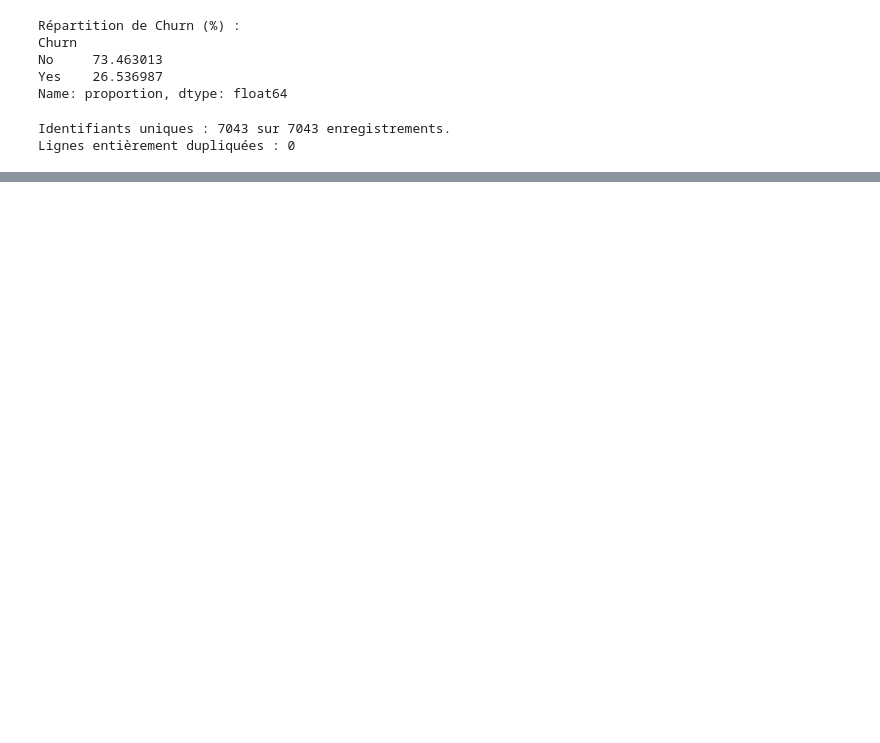
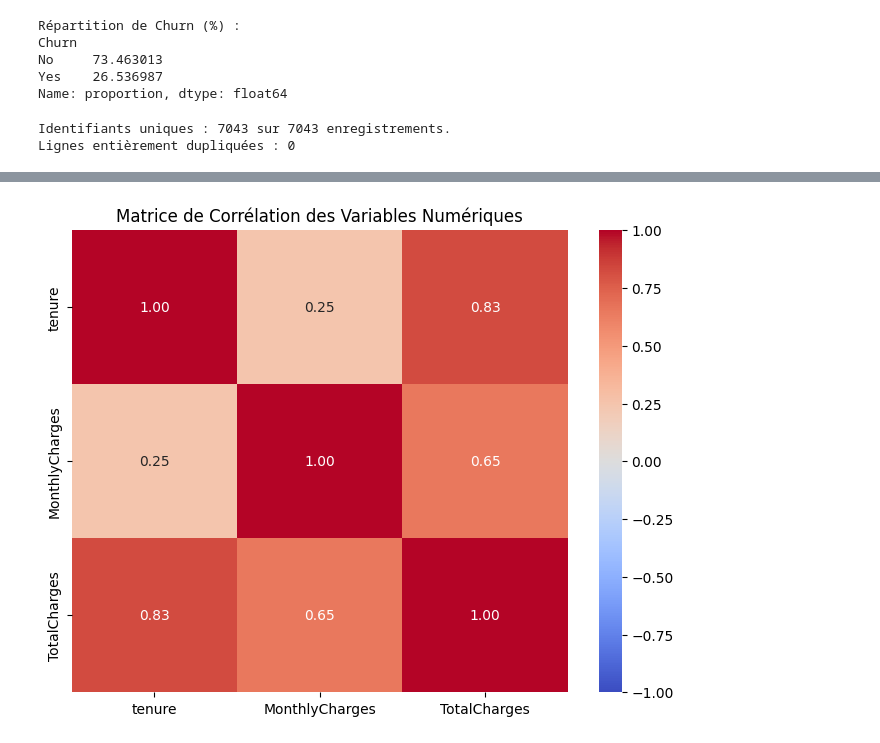
Before and after one commit to sebaarayacastro1/projet-mlops, a Jupyter notebook: notebooks/01_eda_and_cleaning.ipynb, the cells around one changed output, grey strips where cells are left out. Cells and saved outputs as stored; diff of their text form; code cells hidden in the pictures; blank space fills up the shorter version.

```diff
--- a/notebooks/01_eda_and_cleaning.ipynb
+++ b/notebooks/01_eda_and_cleaning.ipynb
@@ -73,0 +217,18 @@ Lignes entièrement dupliquées : 0
+# %%
+# Ignorer les avertissements pour garder le notebook propre
+warnings.filterwarnings('ignore')
+
+# Créer un sous-dataframe uniquement avec les variables numériques
+num_vars = df[['tenure', 'MonthlyCharges']].copy()
+num_vars['TotalCharges'] = pd.to_numeric(df['TotalCharges'], errors='coerce')
+
+# Calculer la corrélation de Pearson
+correlacion = num_vars.corr()
+
+# Visualiser en utilisant une carte thermique (Heatmap) de Seaborn
+plt.figure(figsize=(8, 6))
+sns.heatmap(correlacion, annot=True, cmap='coolwarm', fmt=".2f", vmin=-1, vmax=1)
+plt.title("Matrice de Corrélation des Variables Numériques")
+plt.show()
+# %% [output]
+[figure, added]
```
Also changed, not shown: parts of 6 cells of this notebook.
